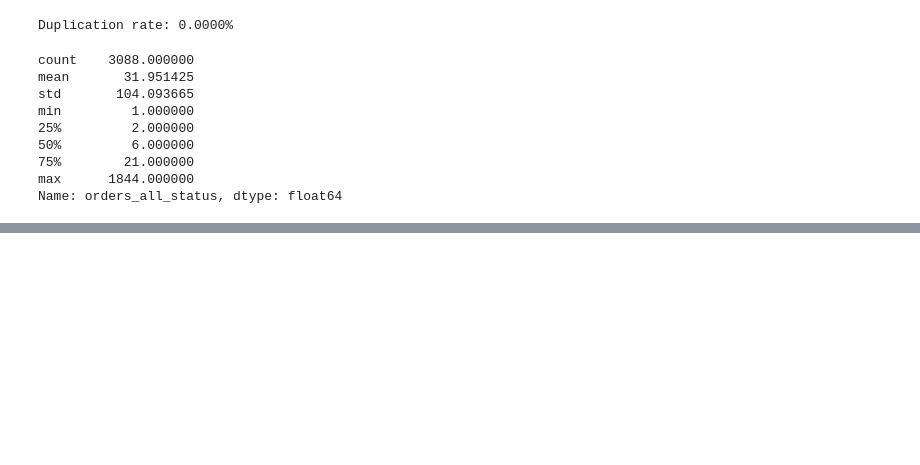
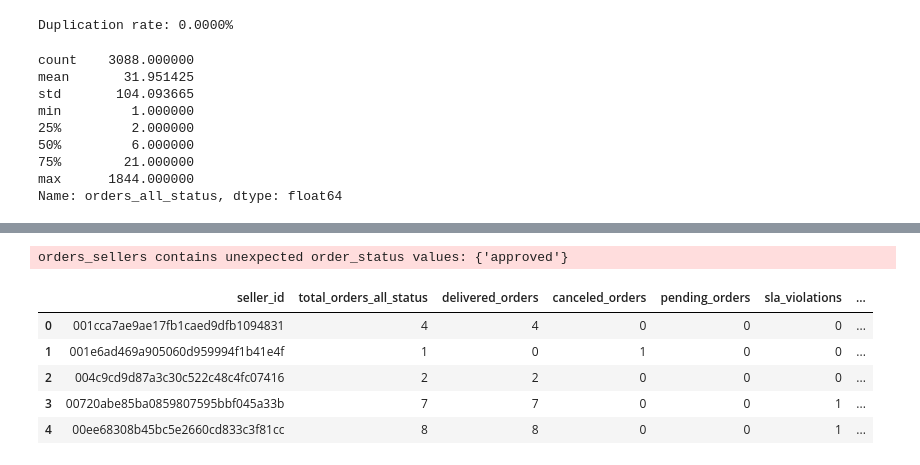
Before and after one commit to andrewyang0620/Marketplace-Sla-Risk-Analysis, a Jupyter notebook: notebooks/01_seller_risk.ipynb, the cells around one changed output, grey strips where cells are left out. Saved outputs shown, nothing was run; the diff lists cells and outputs as text; code cells hidden in the pictures; blank space fills up the shorter version.

```diff
--- a/notebooks/01_seller_risk.ipynb
+++ b/notebooks/01_seller_risk.ipynb
@@ -142,0 +152,19 @@ text = base.mark_text(
+# %%
+as_of = orders_sellers["order_purchase_timestamp"].max()
+lookback_days = 180  # use last 180 days
+seller_metrics = compute_seller_sla_metrics(
+    orders_sellers,
+    gmv_col=None,
+    severe_weight=2.0,
+    as_of=as_of,
+    lookback_days=lookback_days,
+)
+seller_metrics.head()
+# %% [output]
+orders_sellers contains unexpected order_status values: {'approved'}
+|  | seller_id | total_orders_all_status | delivered_orders | canceled_orders | pending_orders | sla_violations | ... |
+| 0 | 001cca7ae9ae17fb1caed9dfb1094831 | 4 | 4 | 0 | 0 | 0 | ... |
+| 1 | 001e6ad469a905060d959994f1b41e4f | 1 | 0 | 1 | 0 | 0 | ... |
+| 2 | 004c9cd9d87a3c30c522c48c4fc07416 | 2 | 2 | 0 | 0 | 0 | ... |
+| 3 | 00720abe85ba0859807595bbf045a33b | 7 | 7 | 0 | 0 | 1 | ... |
+| 4 | 00ee68308b45bc5e2660cd833c3f81cc | 8 | 8 | 0 | 0 | 1 | ... |
```
Also changed, not shown: parts of 3 cells of this notebook.
